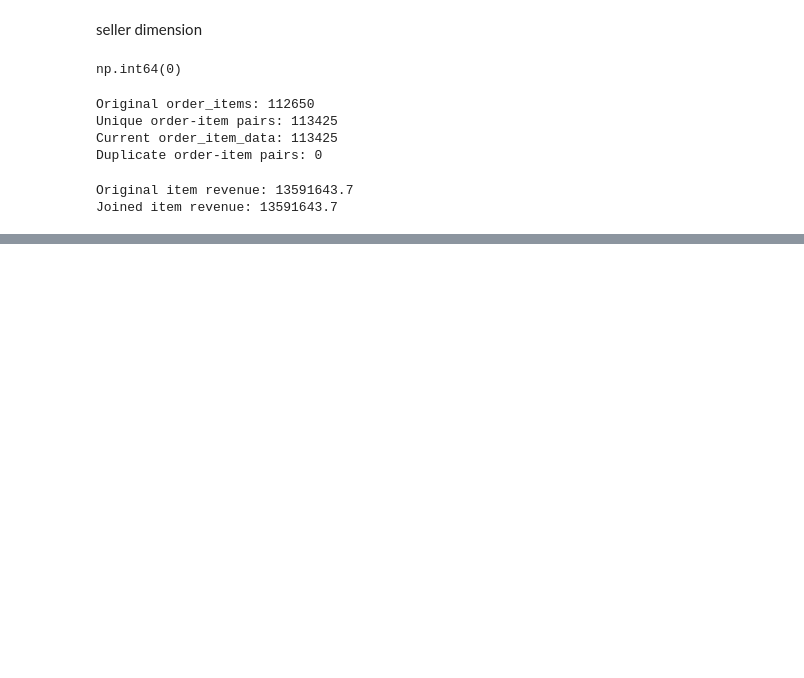
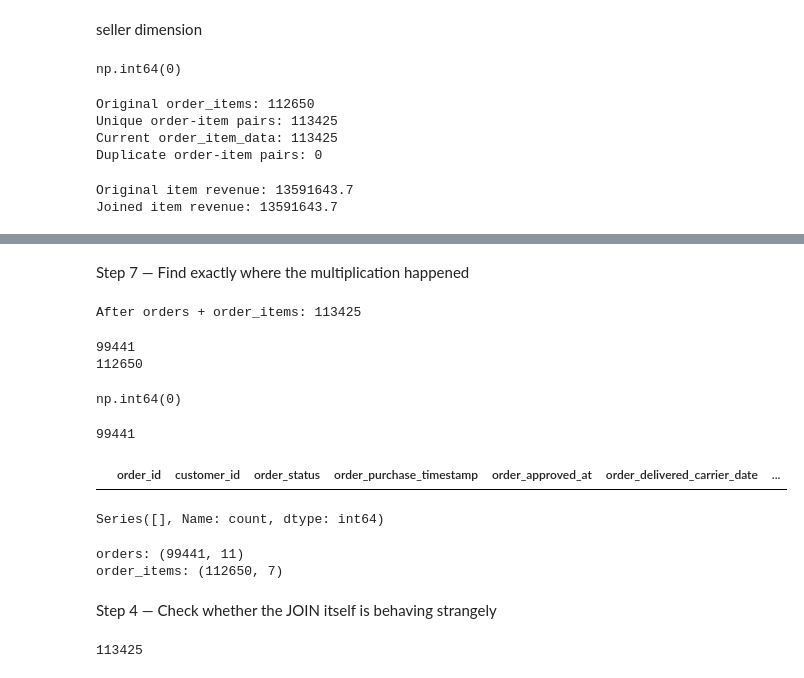
Before and after one commit to meghanabj05-hue/Repository-name-ecommerce-data-intelligence, a Jupyter notebook: notebooks/03_business_data_model.ipynb, the cells around one changed output, grey strips where cells are left out. Cells and saved outputs as stored; diff of their text form; code cells hidden in the pictures; blank space fills up the shorter version.

```diff
--- a/notebooks/03_business_data_model.ipynb
+++ b/notebooks/03_business_data_model.ipynb
@@ -781,0 +863,12 @@ Joined item revenue: 13591643.7
+# %%
+orders["delivery_status"] = "On Time"
+
+orders.loc[
+    orders["delivery_delay_days"] > 0,
+    "delivery_status"
+] = "Late"
+
+orders.loc[
+    orders["delivery_delay_days"].isna(),
+    "delivery_status"
+] = "Not Delivered"
@@ -781,0 +1213,63 @@ Joined item revenue: 13591643.7
+# %% [markdown]
+Step 7 — Find exactly where the multiplication happened
+# %%
+test_data = orders.merge(
+order_items,
+    on="order_id",
+    how="left"
+)
+
+print("After orders + order_items:", len(test_data))
+# %% [output]
+After orders + order_items: 113425
+# %%
+print(len(orders))
+print(len(order_items))
+# %% [output]
+99441
+112650
+# %%
+orders["order_id"].duplicated().sum()
+# %% [output]
+np.int64(0)
+# %%
+orders["order_id"].nunique()
+# %% [output]
+99441
+# %%
+duplicate_orders = orders[
+    orders["order_id"].duplicated(keep=False)
+].sort_values("order_id")
+
+duplicate_orders
+# %% [output]
+|  | order_id | customer_id | order_status | order_purchase_timestamp | order_approved_at | order_delivered_carrier_date | ... |
+# %%
+duplicate_order_ids = (
+    orders["order_id"]
+    .value_counts()
+)
+
+duplicate_order_ids[
+    duplicate_order_ids > 1
+].head(20)
+# %% [output]
+Series([], Name: count, dtype: int64)
+# %%
+print("orders:", orders.shape)
+print("order_items:", order_items.shape)
+# %% [output]
+orders: (99441, 11)
+order_items: (112650, 7)
+# %% [markdown]
+Step 4 — Check whether the JOIN itself is behaving strangely
+# %%
+test_data = orders.merge(
+    order_items,
+    on="order_id",
+    how="left",
+    validate="one_to_many"
+)
+len(test_data)
+# %% [output]
+113425
```
Also changed, not shown: parts of 75 cells of this notebook.
